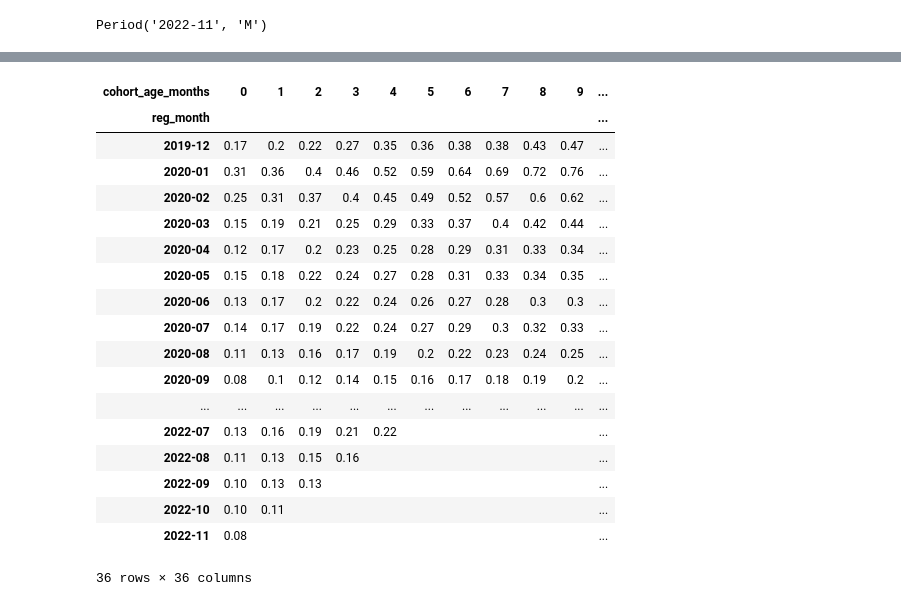
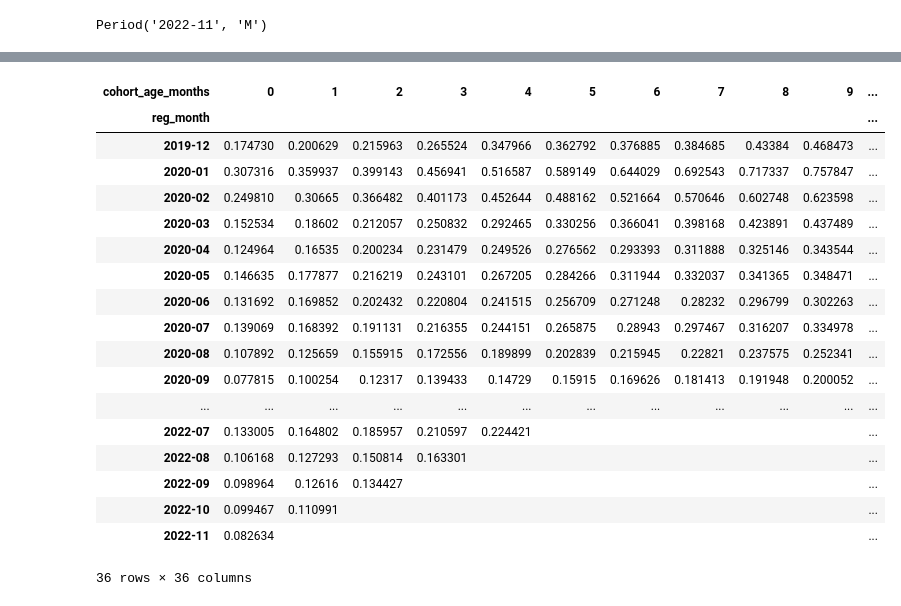
Before and after one commit to alexchevsky/python_lectures, a Jupyter notebook: lecture_9_cohorts/age-cohorts.ipynb, the cells around one changed output, grey strips where cells are left out. Drawn from its saved outputs; the diff is of its cells as text; code cells hidden in the pictures.

```diff
--- a/lecture_9_cohorts/age-cohorts.ipynb
+++ b/lecture_9_cohorts/age-cohorts.ipynb
@@ -23,9 +23,9 @@ ads = pd.read_csv('data/ads.csv')
 ads['dt'] = pd.to_datetime(ads['dt'])
 ads['month'] = ads['dt'].dt.to_period('M')
 
-ads_monthly = ads.groupby('month').agg(ad_spend = ('ad_spend', 'sum'))
+monthly_ads = ads.groupby('month').agg(ad_spend = ('ad_spend', 'sum'))
 
-ads_monthly.head()
+monthly_ads.head()
 # %% [output]
 |  | ad_spend |
 | month |  |
@@ -107,10 +103,16 @@ cohorts['rev_per_user'] = cohorts['revenue'] / cohorts['n_users']
 
 cohorts['ltv'] = cohorts.groupby('reg_month')['rev_per_user'].expanding().sum().values
 
-cohorts = cohorts.merge(ads_monthly,
-                        how='left',
-                        left_on = 'reg_month',
-                        right_index=True)
 
-cohorts['roas'] = cohorts['revenue'] / cohorts['ad_spend']
-cohorts['roas_total'] = cohorts.groupby('reg_month')['roas'].expanding().sum().values
+cohorts = (
+    cohorts
+    .merge(
+        monthly_ads,
+        how='left',
+        left_on = 'reg_month',
+        right_index=True)
+)
+
+
+cohorts['cac'] = cohorts['ad_spend'] / cohorts['n_users']
+cohorts['roas'] = cohorts['ltv'] / cohorts['cac']
@@ -134,26 +128,27 @@ cohorts
 # %%
-cohorts.pivot(
+pd.pivot(
+    cohorts,
     index='reg_month',
     columns='cohort_age_months',
-    values='roas_total'
-).round(2).fillna('')
+    values='roas'
+).fillna('')
 # %% [output]
 | cohort_age_months | 0 | 1 | 2 | 3 | 4 | 5 | 6 | 7 | 8 | 9 | ... |
 | reg_month |  |  |  |  |  |  |  |  |  |  | ... |
-| 2019-12 | 0.17 | 0.2 | 0.22 | 0.27 | 0.35 | 0.36 | 0.38 | 0.38 | 0.43 | 0.47 | ... |
-| 2020-01 | 0.31 | 0.36 | 0.4 | 0.46 | 0.52 | 0.59 | 0.64 | 0.69 | 0.72 | 0.76 | ... |
-| 2020-02 | 0.25 | 0.31 | 0.37 | 0.4 | 0.45 | 0.49 | 0.52 | 0.57 | 0.6 | 0.62 | ... |
-| 2020-03 | 0.15 | 0.19 | 0.21 | 0.25 | 0.29 | 0.33 | 0.37 | 0.4 | 0.42 | 0.44 | ... |
-| 2020-04 | 0.12 | 0.17 | 0.2 | 0.23 | 0.25 | 0.28 | 0.29 | 0.31 | 0.33 | 0.34 | ... |
-| 2020-05 | 0.15 | 0.18 | 0.22 | 0.24 | 0.27 | 0.28 | 0.31 | 0.33 | 0.34 | 0.35 | ... |
-| 2020-06 | 0.13 | 0.17 | 0.2 | 0.22 | 0.24 | 0.26 | 0.27 | 0.28 | 0.3 | 0.3 | ... |
-| 2020-07 | 0.14 | 0.17 | 0.19 | 0.22 | 0.24 | 0.27 | 0.29 | 0.3 | 0.32 | 0.33 | ... |
-| 2020-08 | 0.11 | 0.13 | 0.16 | 0.17 | 0.19 | 0.2 | 0.22 | 0.23 | 0.24 | 0.25 | ... |
-| 2020-09 | 0.08 | 0.1 | 0.12 | 0.14 | 0.15 | 0.16 | 0.17 | 0.18 | 0.19 | 0.2 | ... |
+| 2019-12 | 0.174730 | 0.200629 | 0.215963 | 0.265524 | 0.347966 | 0.362792 | 0.376885 | 0.384685 | 0.43384 | 0.468473 | ... |
+| 2020-01 | 0.307316 | 0.359937 | 0.399143 | 0.456941 | 0.516587 | 0.589149 | 0.644029 | 0.692543 | 0.717337 | 0.757847 | ... |
+| 2020-02 | 0.249810 | 0.30665 | 0.366482 | 0.401173 | 0.452644 | 0.488162 | 0.521664 | 0.570646 | 0.602748 | 0.623598 | ... |
+| 2020-03 | 0.152534 | 0.18602 | 0.212057 | 0.250832 | 0.292465 | 0.330256 | 0.366041 | 0.398168 | 0.423891 | 0.437489 | ... |
+| 2020-04 | 0.124964 | 0.16535 | 0.200234 | 0.231479 | 0.249526 | 0.276562 | 0.293393 | 0.311888 | 0.325146 | 0.343544 | ... |
+| 2020-05 | 0.146635 | 0.177877 | 0.216219 | 0.243101 | 0.267205 | 0.284266 | 0.311944 | 0.332037 | 0.341365 | 0.348471 | ... |
+| 2020-06 | 0.131692 | 0.169852 | 0.202432 | 0.220804 | 0.241515 | 0.256709 | 0.271248 | 0.28232 | 0.296799 | 0.302263 | ... |
+| 2020-07 | 0.139069 | 0.168392 | 0.191131 | 0.216355 | 0.244151 | 0.265875 | 0.28943 | 0.297467 | 0.316207 | 0.334978 | ... |
+| 2020-08 | 0.107892 | 0.125659 | 0.155915 | 0.172556 | 0.189899 | 0.202839 | 0.215945 | 0.22821 | 0.237575 | 0.252341 | ... |
+| 2020-09 | 0.077815 | 0.100254 | 0.12317 | 0.139433 | 0.14729 | 0.15915 | 0.169626 | 0.181413 | 0.191948 | 0.200052 | ... |
 | ... | ... | ... | ... | ... | ... | ... | ... | ... | ... | ... | ... |
-| 2022-07 | 0.13 | 0.16 | 0.19 | 0.21 | 0.22 |  |  |  |  |  | ... |
-| 2022-08 | 0.11 | 0.13 | 0.15 | 0.16 |  |  |  |  |  |  | ... |
-| 2022-09 | 0.10 | 0.13 | 0.13 |  |  |  |  |  |  |  | ... |
-| 2022-10 | 0.10 | 0.11 |  |  |  |  |  |  |  |  | ... |
-| 2022-11 | 0.08 |  |  |  |  |  |  |  |  |  | ... |
+| 2022-07 | 0.133005 | 0.164802 | 0.185957 | 0.210597 | 0.224421 |  |  |  |  |  | ... |
+| 2022-08 | 0.106168 | 0.127293 | 0.150814 | 0.163301 |  |  |  |  |  |  | ... |
+| 2022-09 | 0.098964 | 0.12616 | 0.134427 |  |  |  |  |  |  |  | ... |
+| 2022-10 | 0.099467 | 0.110991 |  |  |  |  |  |  |  |  | ... |
+| 2022-11 | 0.082634 |  |  |  |  |  |  |  |  |  | ... |
 36 rows × 36 columns
```
Also changed, not shown: parts of 4 cells of this notebook.
